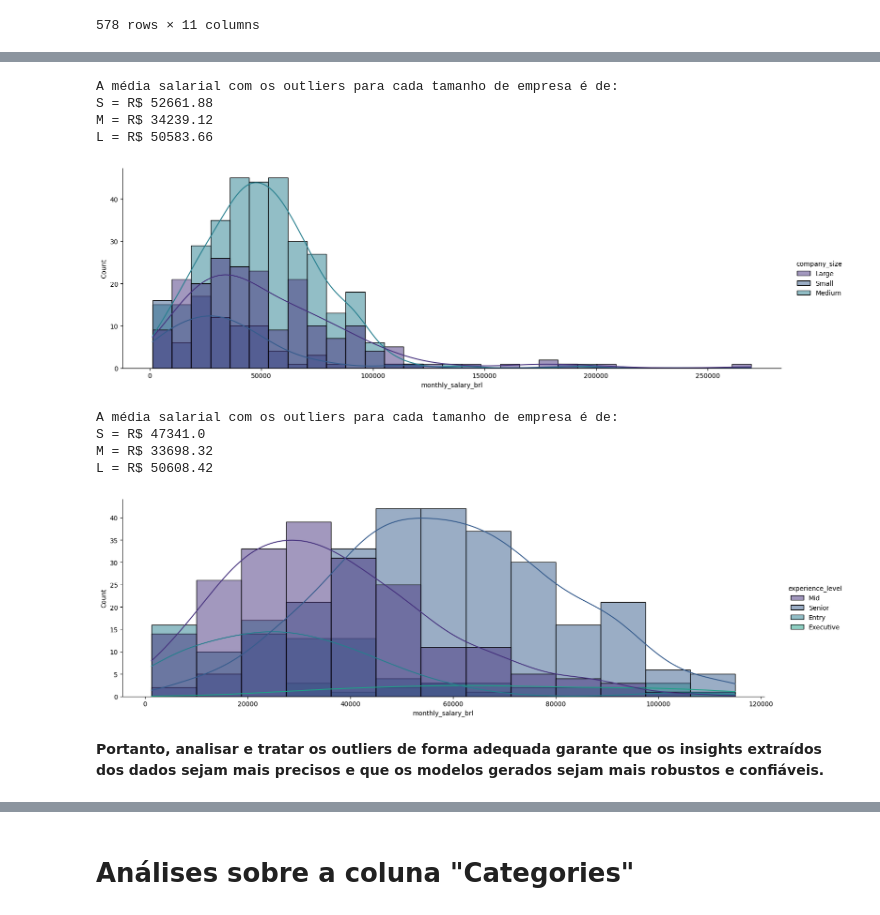
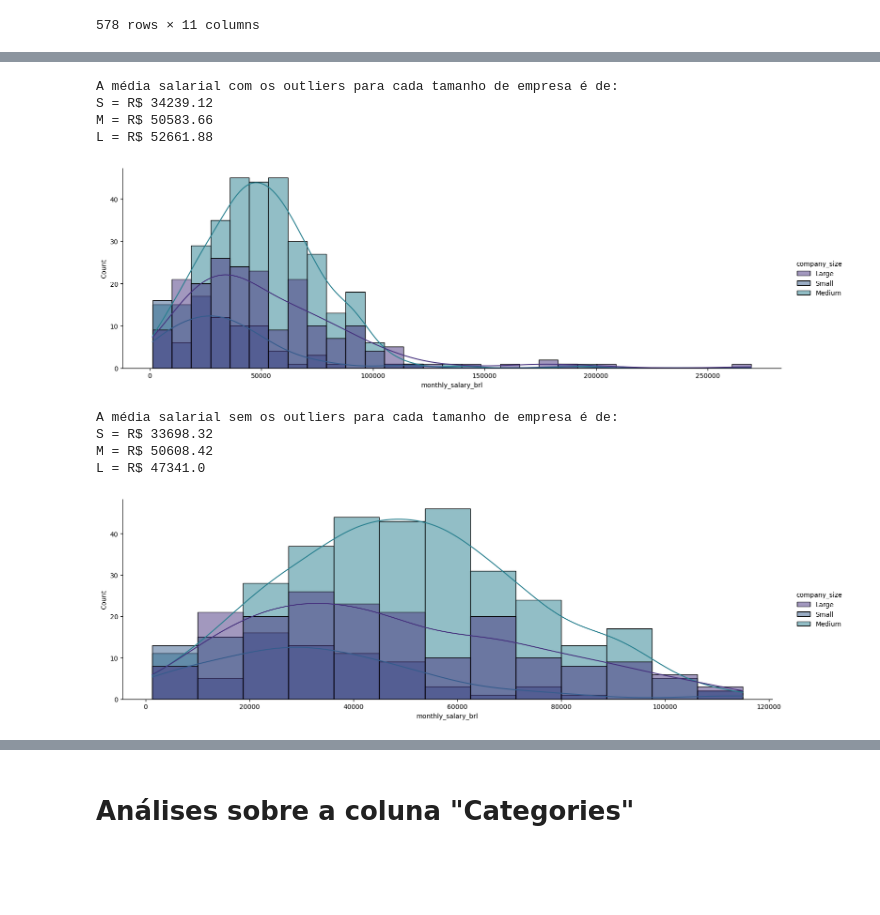
Before and after one commit to wesiley/Data-Scientist-Job-Salaries-EDA, a Jupyter notebook: Data_Science_EDA.ipynb, the cells around one changed output, grey strips where cells are left out. Drawn from its saved outputs; the diff is of its cells as text; code cells hidden in the pictures; blank space fills up the shorter version.

```diff
--- a/Data_Science_EDA.ipynb
+++ b/Data_Science_EDA.ipynb
@@ -905,29 +936,27 @@ histograma_size(modified_df['monthly_salary_brl'])
 df_size = modified_df.groupby(['company_size'])
 media_size = list(df_size['monthly_salary_brl'].mean().round(2))
 print('A média salarial com os outliers para cada tamanho de empresa é de:')
-print(f'S = R$ {media_size[0]}')
-print(f'M = R$ {media_size[2]}')
-print(f'L = R$ {media_size[1]}')
+print(f'S = R$ {media_size[2]}')
+print(f'M = R$ {media_size[1]}')
+print(f'L = R$ {media_size[0]}')
 # %% [output]
 A média salarial com os outliers para cada tamanho de empresa é de:
-S = R$ 52661.88
-M = R$ 34239.12
-L = R$ 50583.66
+S = R$ 34239.12
+M = R$ 50583.66
+L = R$ 52661.88
 [figure]
 # %%
 # Cria o histograma sem os outliers para cada tamanho de empresa
-histograma_level(df_plot_out['monthly_salary_brl'])
+histograma_size(df_plot_out['monthly_salary_brl'])
 df_size = df_plot_out.groupby(['company_size'])
 media_size = list(df_size['monthly_salary_brl'].mean().round(2))
-print('A média salarial com os outliers para cada tamanho de empresa é de:')
-print(f'S = R$ {media_size[0]}')
-print(f'M = R$ {media_size[2]}')
-print(f'L = R$ {media_size[1]}')
+print('A média salarial sem os outliers para cada tamanho de empresa é de:')
+print(f'S = R$ {media_size[2]}')
+print(f'M = R$ {media_size[1]}')
+print(f'L = R$ {media_size[0]}')
 # %% [output]
-A média salarial com os outliers para cada tamanho de empresa é de:
-S = R$ 47341.0
-M = R$ 33698.32
-L = R$ 50608.42
+A média salarial sem os outliers para cada tamanho de empresa é de:
+S = R$ 33698.32
+M = R$ 50608.42
+L = R$ 47341.0
-[figure, old version]
+[figure, new version]
-# %% [markdown]
-**Portanto, analisar e tratar os outliers de forma adequada garante que os insights extraídos dos dados sejam mais precisos e que os modelos gerados sejam mais robustos e confiáveis.**
```
Also changed, not shown: parts of 13 cells of this notebook.
